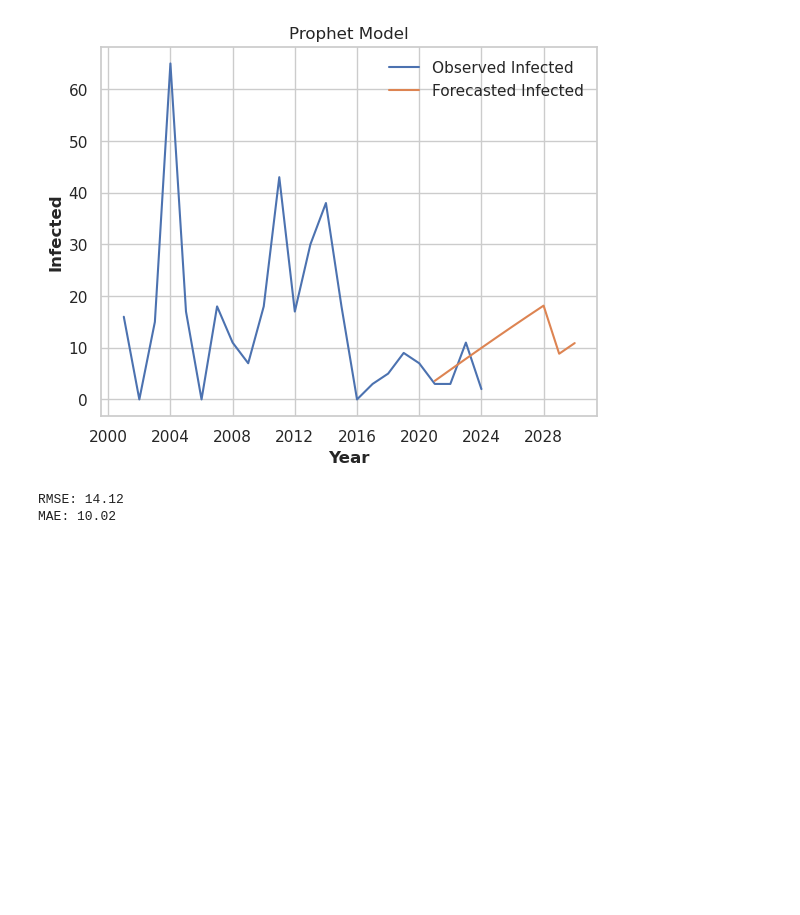
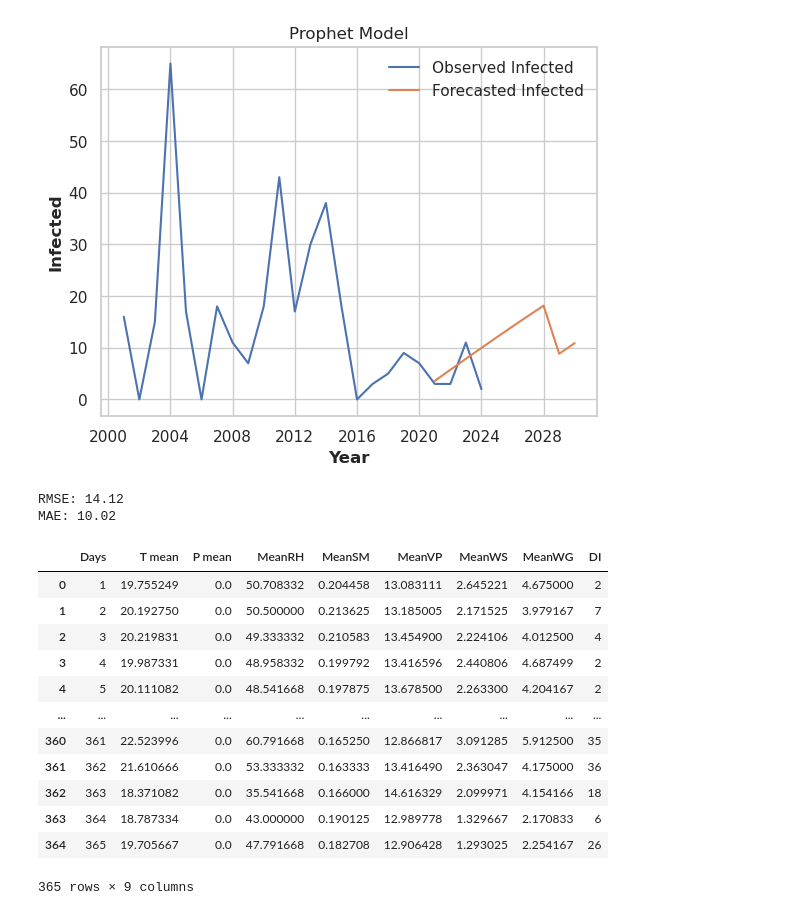
Before and after one commit to awnonbhowmik/NiV-Data-Analysis, a Jupyter notebook: main.ipynb, the cells around one changed output. Drawn from its saved outputs; the diff is of its cells as text; code cells hidden in the pictures; blank space fills up the shorter version.

```diff
--- a/main.ipynb
+++ b/main.ipynb
@@ -189,3 +189,23 @@ print(f"MAE: {mae:.2f}")
 # %% [output]
 RMSE: 14.12
 MAE: 10.02
+# %%
+import pandas as pd
+
+df = pd.read_excel("dengue_data.xlsx")
+
+df
+# %% [output]
+|  | Days | T mean | P mean | MeanRH | MeanSM | MeanVP | MeanWS | MeanWG | DI |
+| 0 | 1 | 19.755249 | 0.0 | 50.708332 | 0.204458 | 13.083111 | 2.645221 | 4.675000 | 2 |
+| 1 | 2 | 20.192750 | 0.0 | 50.500000 | 0.213625 | 13.185005 | 2.171525 | 3.979167 | 7 |
+| 2 | 3 | 20.219831 | 0.0 | 49.333332 | 0.210583 | 13.454900 | 2.224106 | 4.012500 | 4 |
+| 3 | 4 | 19.987331 | 0.0 | 48.958332 | 0.199792 | 13.416596 | 2.440806 | 4.687499 | 2 |
+| 4 | 5 | 20.111082 | 0.0 | 48.541668 | 0.197875 | 13.678500 | 2.263300 | 4.204167 | 2 |
+| ... | ... | ... | ... | ... | ... | ... | ... | ... | ... |
+| 360 | 361 | 22.523996 | 0.0 | 60.791668 | 0.165250 | 12.866817 | 3.091285 | 5.912500 | 35 |
+| 361 | 362 | 21.610666 | 0.0 | 53.333332 | 0.163333 | 13.416490 | 2.363047 | 4.175000 | 36 |
+| 362 | 363 | 18.371082 | 0.0 | 35.541668 | 0.166000 | 14.616329 | 2.099971 | 4.154166 | 18 |
+| 363 | 364 | 18.787334 | 0.0 | 43.000000 | 0.190125 | 12.989778 | 1.329667 | 2.170833 | 6 |
+| 364 | 365 | 19.705667 | 0.0 | 47.791668 | 0.182708 | 12.906428 | 1.293025 | 2.254167 | 26 |
+365 rows × 9 columns
```
Also changed, not shown: parts of 3 cells of this notebook, 4 other files.
